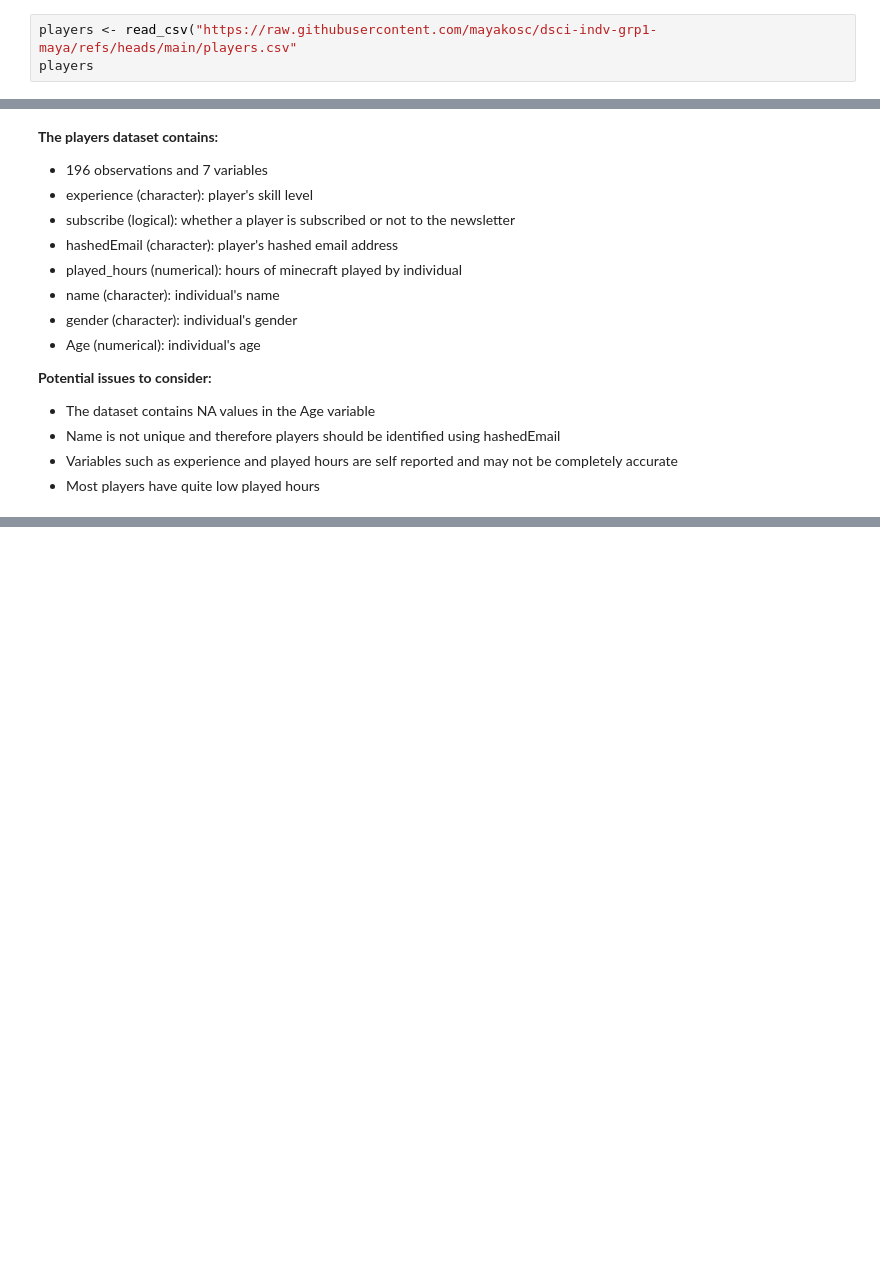
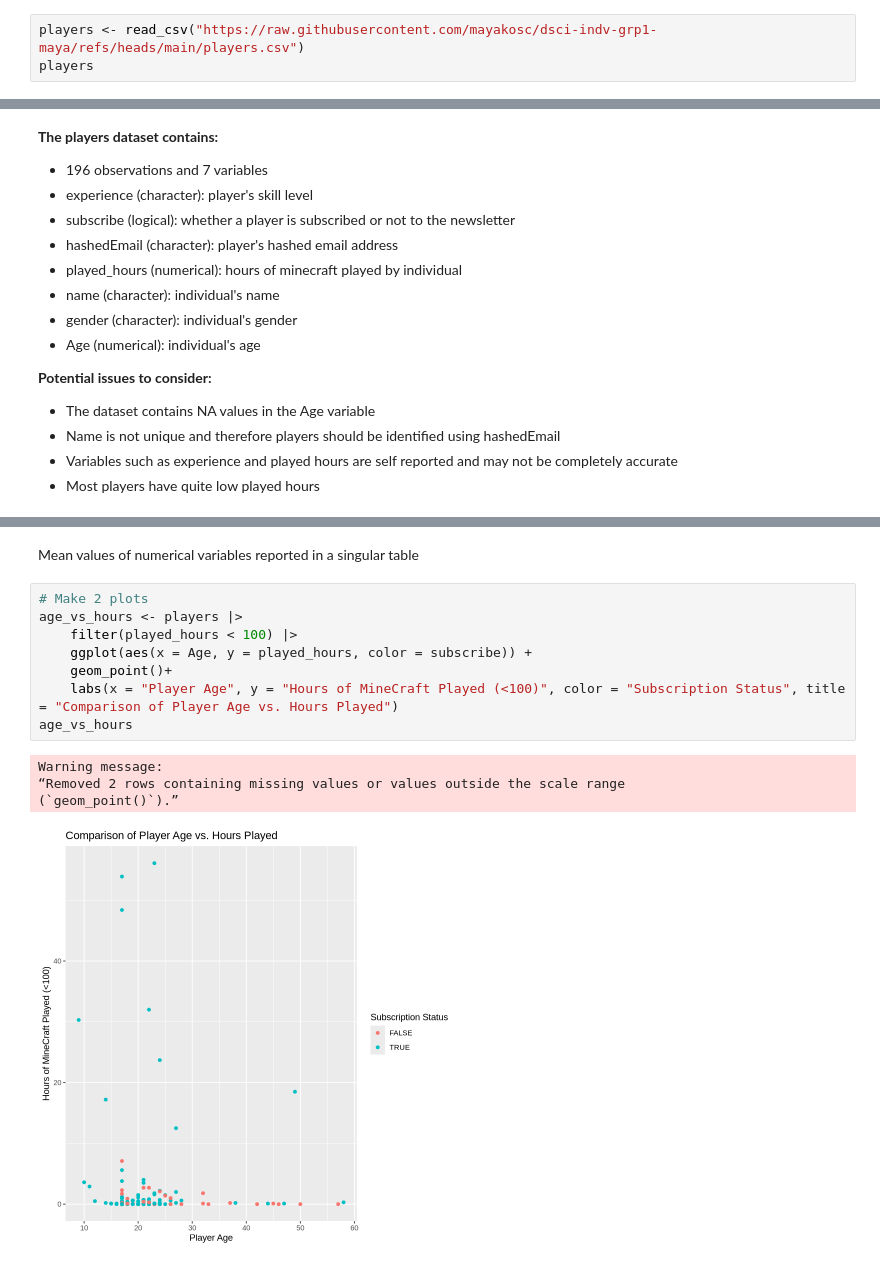
Before and after one commit to mayakosc/dsci-indv-grp1-maya, a Jupyter notebook: MayaKosciolek-grp1.ipynb, the cells around one changed output, grey strips where cells are left out. Cells and saved outputs as stored; diff of their text form; blank space fills up the shorter version.

Commit message:
Added graphs and began part 4

```diff
--- a/MayaKosciolek-grp1.ipynb
+++ b/MayaKosciolek-grp1.ipynb
@@ -23,5 +24,5 @@ library(tidymodels)
 # %%
-players <- read_csv("https://raw.githubusercontent.com/mayakosc/dsci-indv-grp1-maya/refs/heads/main/players.csv"
+players <- read_csv("https://raw.githubusercontent.com/mayakosc/dsci-indv-grp1-maya/refs/heads/main/players.csv")
 players
 # %% [output]
 Rows: 196 Columns: 7
@@ -106,0 +152,15 @@ To wrangle the data to create my model, I will remove NA values and standardize
+# %% [markdown]
+Mean values of numerical variables reported in a singular table
+# %%
+# Make 2 plots
+age_vs_hours <- players |>
+    filter(played_hours < 100) |>
+    ggplot(aes(x = Age, y = played_hours, color = subscribe)) +
+    geom_point()+
+    labs(x = "Player Age", y = "Hours of MineCraft Played (<100)", color = "Subscription Status", title = "Comparison of Player Age vs. Hours Played")
+age_vs_hours
+# %% [output]
+Warning message:
+“Removed 2 rows containing missing values or values outside the scale range
+(`geom_point()`).”
+[figure, added]
```
Also changed, not shown: parts of 11 cells of this notebook.
